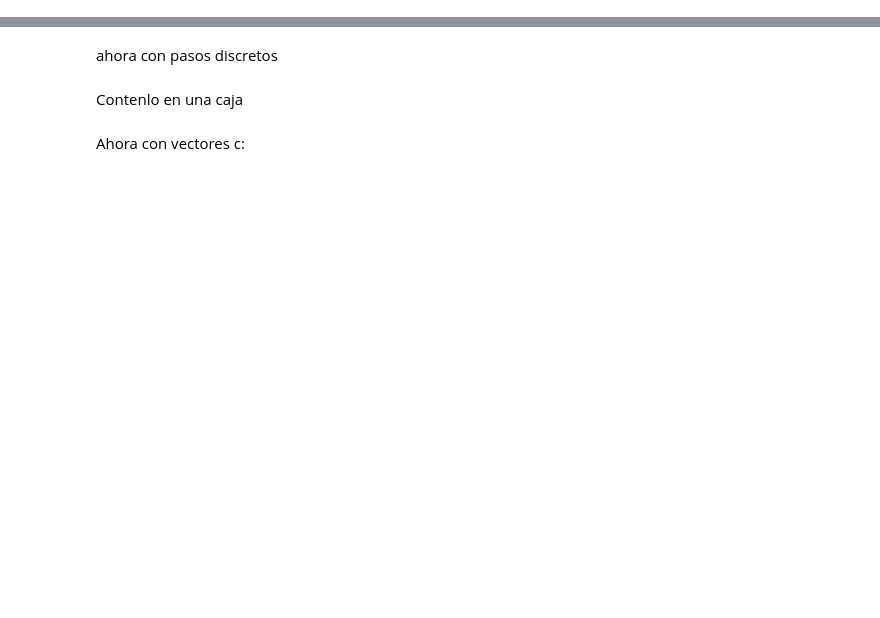
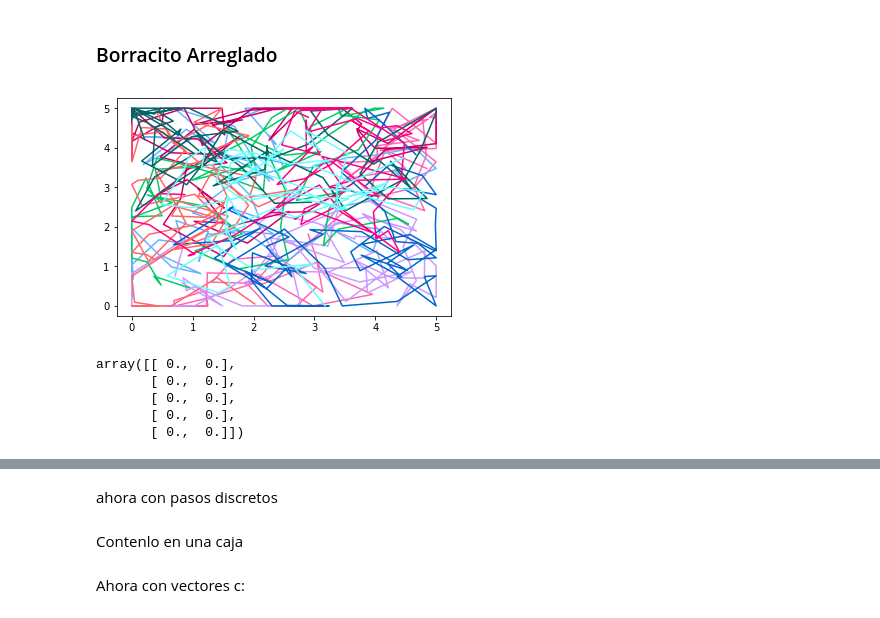
Before and after one commit to gabrieladesentis/Python-para-Gabys, a Jupyter notebook: Python_para_Gabys_4_(Librerias y borracho).ipynb, the cells around one changed output, grey strips where cells are left out. Drawn from its saved outputs; the diff is of its cells as text; code cells hidden in the pictures; blank space fills up the shorter version.

```diff
--- a/Python_para_Gabys_4_(Librerias y borracho).ipynb
+++ b/Python_para_Gabys_4_(Librerias y borracho).ipynb
@@ -34,0 +165,36 @@ Ahora haremos un borracho en dos dimensiones.
+# %% [markdown]
+### Borracito Arreglado
+# %%
+n = 65
+for j in range(10):
+    x , y = np.random.randint(5) , np.random.randint(5)
+    pasosx = np.zeros(n)
+    pasosy = np.zeros(n)
+
+    for i in range(n):
+        x += 2 * np.random.random() - 1
+        y += 2 * np.random.random() - 1
+        if x < 0:
+            x=0
+        if y < 0:
+            y=0
+        if x > 5:
+            x=5
+        if y > 5:
+            y=5
+        pasosx[i] = x
+        pasosy[i] = y
+
+
+
+    plt.plot(pasosx, pasosy, colors[j])
+# %% [output]
+[figure, added]
+# %%
+np.zeros([5,2])
+# %% [output]
+array([[ 0.,  0.],
+       [ 0.,  0.],
+       [ 0.,  0.],
+       [ 0.,  0.],
+       [ 0.,  0.]])
```
Also changed, not shown: parts of 25 cells of this notebook.
